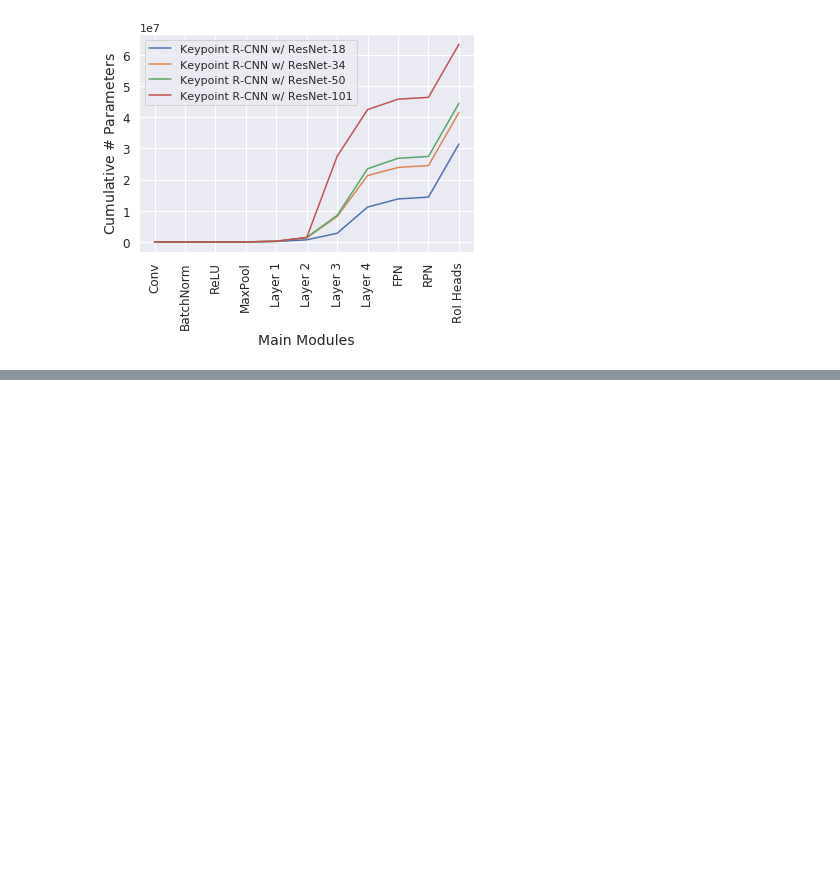
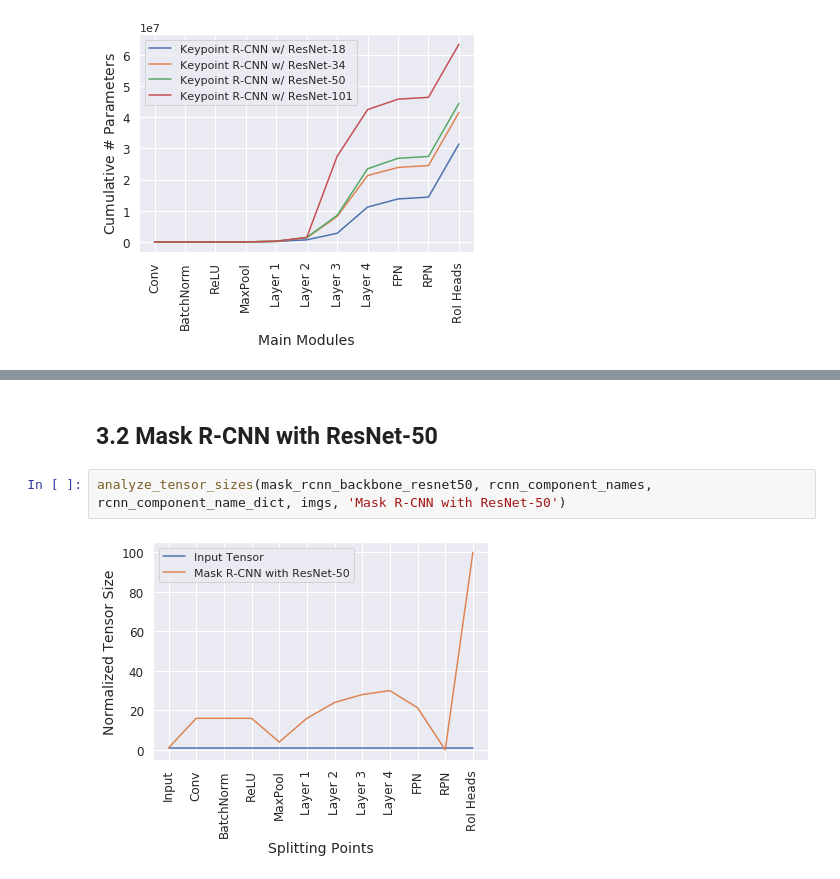
Before and after one commit to yoshitomo-matsubara/hnd-ghnd-object-detectors, a Jupyter notebook: src/complexity_analyzer.ipynb, the cells around one changed output, grey strips where cells are left out. Saved outputs shown, nothing was run; the diff lists cells and outputs as text; blank space fills up the shorter version.

```diff
--- a/src/complexity_analyzer.ipynb
+++ b/src/complexity_analyzer.ipynb
@@ -175,0 +297,6 @@ analyze_models(mask_rcnns, rcnn_component_names, ['Keypoint R-CNN w/ ResNet-18',
+# %% [markdown]
+## 3.2 Mask R-CNN with ResNet-50
+# %%
+analyze_tensor_sizes(mask_rcnn_backbone_resnet50, rcnn_component_names, rcnn_component_name_dict, imgs, 'Mask R-CNN with ResNet-50')
+# %% [output]
+[figure, added]
```
Also changed, not shown: parts of 9 cells of this notebook.
